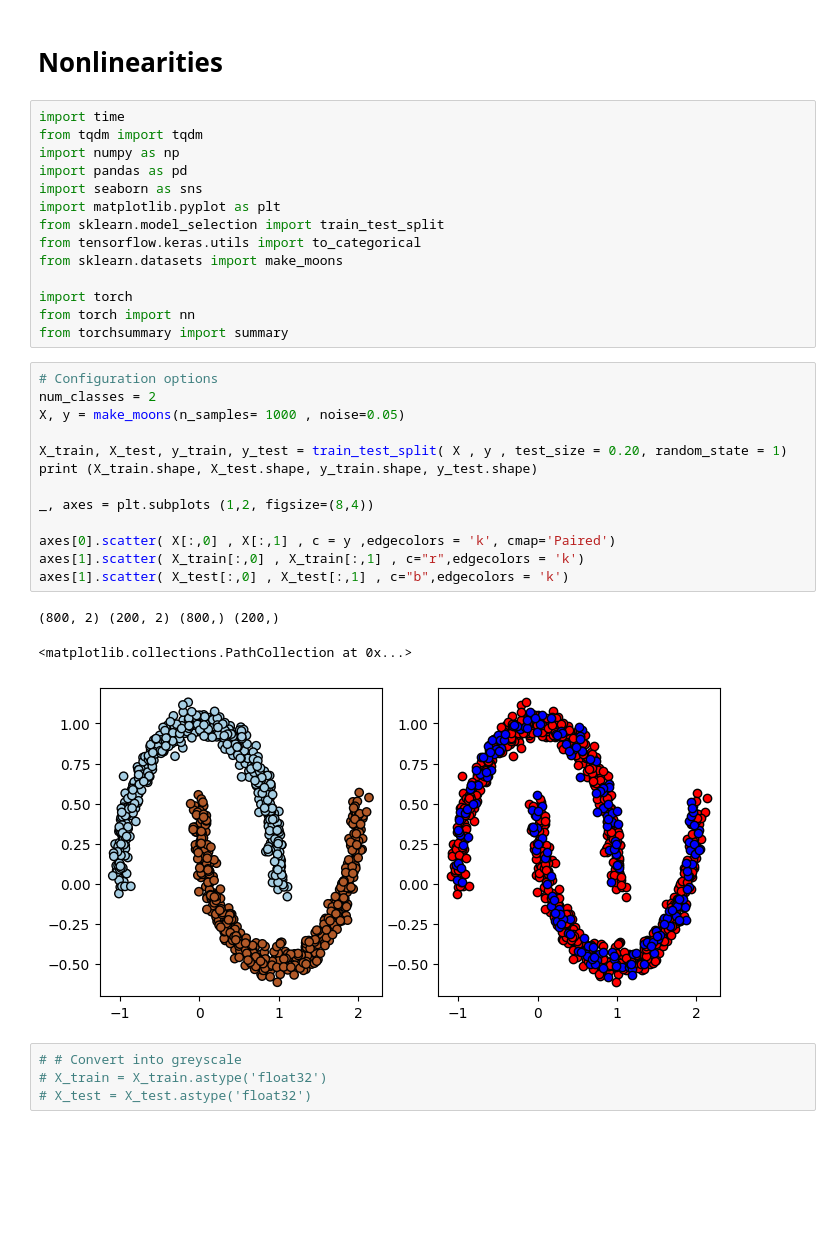
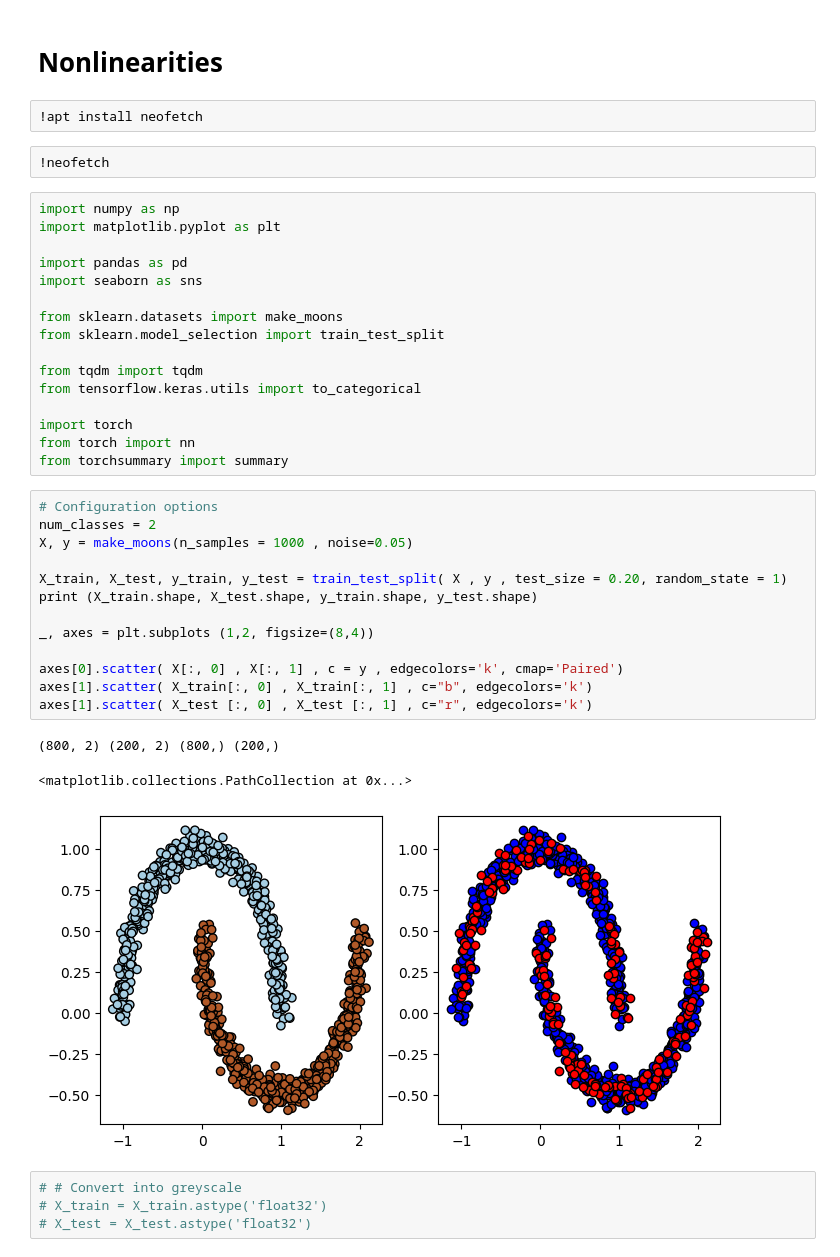
Before and after one commit to yustinbarnet/machine_learning, a Jupyter notebook: Sem_10/nonlinearities_pytorch.ipynb, the cells around one changed output. Saved outputs shown, nothing was run; the diff lists cells and outputs as text; blank space fills up the shorter version.

```diff
--- a/Sem_10/nonlinearities_pytorch.ipynb
+++ b/Sem_10/nonlinearities_pytorch.ipynb
@@ -1,15 +1,21 @@
 # %% [markdown]
 # Nonlinearities
+# %%
+!apt install neofetch
+# %%
+!neofetch
 # %%
-import time
-from tqdm import tqdm
 import numpy as np
+import matplotlib.pyplot as plt
+
 import pandas as pd
 import seaborn as sns
-import matplotlib.pyplot as plt
+
+from sklearn.datasets import make_moons
 from sklearn.model_selection import train_test_split
+
+from tqdm import tqdm
 from tensorflow.keras.utils import to_categorical
-from sklearn.datasets import make_moons
 
 import torch
 from torch import nn
@@ -17,20 +23,20 @@ from torchsummary import summary
 # %%
 # Configuration options
 num_classes = 2
-X, y = make_moons(n_samples= 1000 , noise=0.05)
+X, y = make_moons(n_samples = 1000 , noise=0.05)
 
 X_train, X_test, y_train, y_test = train_test_split( X , y , test_size = 0.20, random_state = 1)
 print (X_train.shape, X_test.shape, y_train.shape, y_test.shape)
 
 _, axes = plt.subplots (1,2, figsize=(8,4))
 
-axes[0].scatter( X[:,0] , X[:,1] , c = y ,edgecolors = 'k', cmap='Paired')
-axes[1].scatter( X_train[:,0] , X_train[:,1] , c="r",edgecolors = 'k')
-axes[1].scatter( X_test[:,0] , X_test[:,1] , c="b",edgecolors = 'k')
+axes[0].scatter( X[:, 0] , X[:, 1] , c = y , edgecolors='k', cmap='Paired')
+axes[1].scatter( X_train[:, 0] , X_train[:, 1] , c="b", edgecolors='k')
+axes[1].scatter( X_test [:, 0] , X_test [:, 1] , c="r", edgecolors='k')
 # %% [output]
 (800, 2) (200, 2) (800,) (200,)
 <matplotlib.collections.PathCollection at 0x...>
-[figure, old version]
+[figure, new version]
 # %%
 # # Convert into greyscale
 # X_train = X_train.astype('float32')
```
Also changed, not shown: parts of 8 cells of this notebook.
